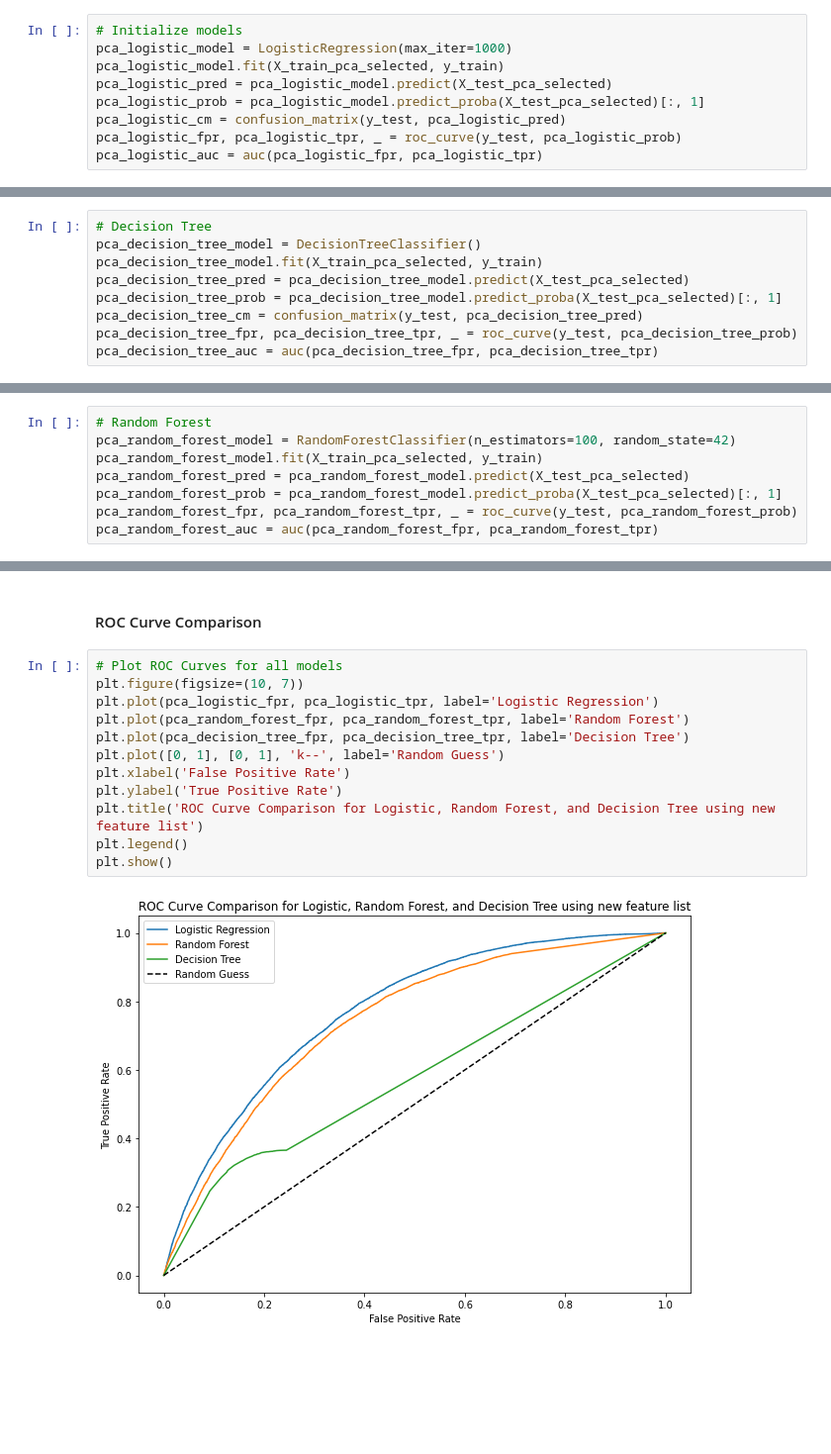
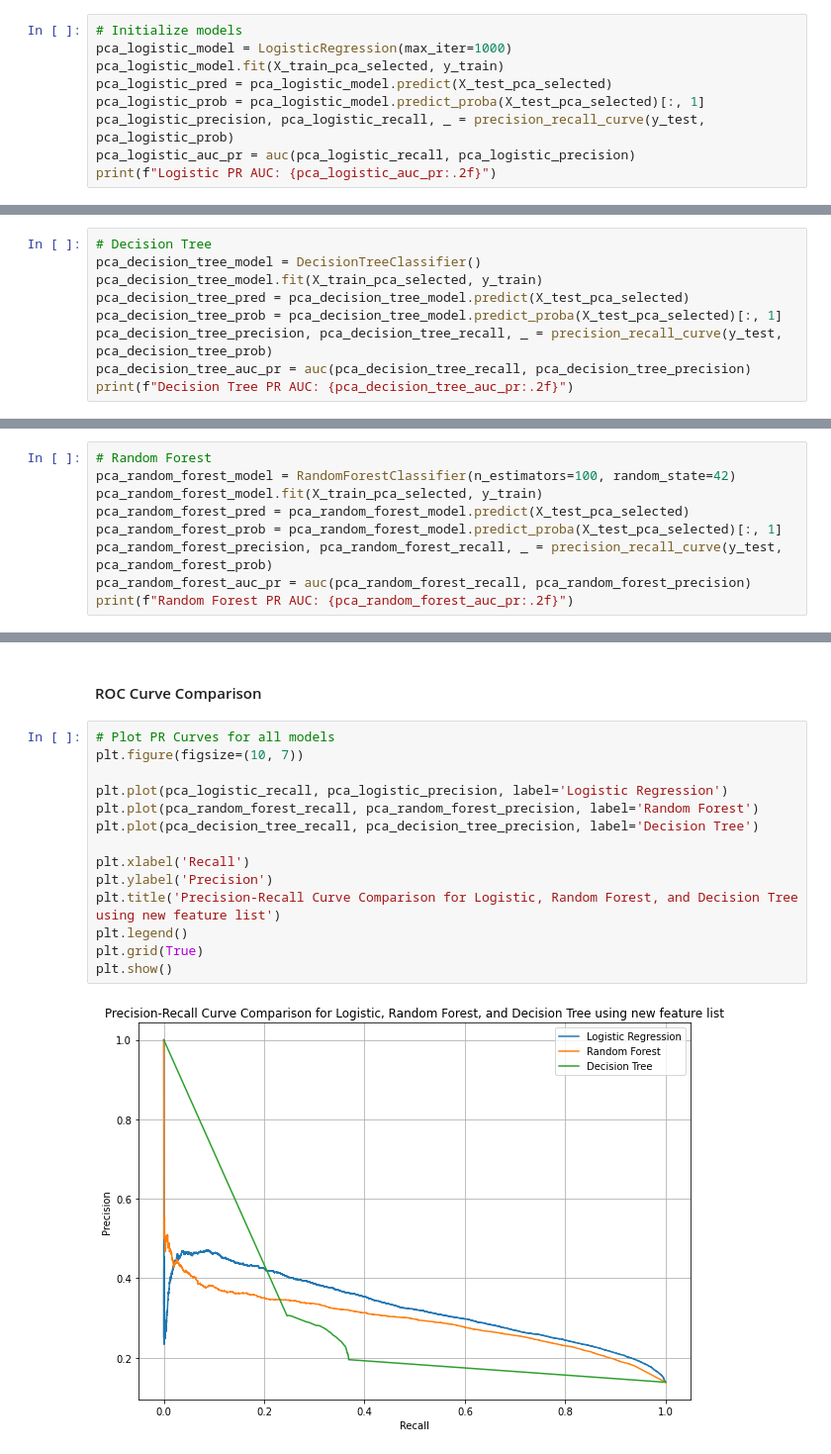
Before and after one commit to Kenzirey/ML-Assignment2, a Jupyter notebook: classification_train_evaluate.ipynb, the cells around one changed output, grey strips where cells are left out. Shown at 99% size. Saved outputs shown, nothing was run; the diff lists cells and outputs as text; blank space fills up the shorter version.

Commit message:
update model

```diff
--- a/classification_train_evaluate.ipynb
+++ b/classification_train_evaluate.ipynb
@@ -264,6 +284,6 @@ pca_logistic_model = LogisticRegression(max_iter=1000)
 pca_logistic_model.fit(X_train_pca_selected, y_train)
 pca_logistic_pred = pca_logistic_model.predict(X_test_pca_selected)
 pca_logistic_prob = pca_logistic_model.predict_proba(X_test_pca_selected)[:, 1]
-pca_logistic_cm = confusion_matrix(y_test, pca_logistic_pred)
-pca_logistic_fpr, pca_logistic_tpr, _ = roc_curve(y_test, pca_logistic_prob)
-pca_logistic_auc = auc(pca_logistic_fpr, pca_logistic_tpr)
+pca_logistic_precision, pca_logistic_recall, _ = precision_recall_curve(y_test, pca_logistic_prob)
+pca_logistic_auc_pr = auc(pca_logistic_recall, pca_logistic_precision)
+print(f"Logistic PR AUC: {pca_logistic_auc_pr:.2f}")
@@ -301,6 +318,6 @@ pca_decision_tree_model = DecisionTreeClassifier()
 pca_decision_tree_model.fit(X_train_pca_selected, y_train)
 pca_decision_tree_pred = pca_decision_tree_model.predict(X_test_pca_selected)
 pca_decision_tree_prob = pca_decision_tree_model.predict_proba(X_test_pca_selected)[:, 1]
-pca_decision_tree_cm = confusion_matrix(y_test, pca_decision_tree_pred)
-pca_decision_tree_fpr, pca_decision_tree_tpr, _ = roc_curve(y_test, pca_decision_tree_prob)
-pca_decision_tree_auc = auc(pca_decision_tree_fpr, pca_decision_tree_tpr)
+pca_decision_tree_precision, pca_decision_tree_recall, _ = precision_recall_curve(y_test, pca_decision_tree_prob)
+pca_decision_tree_auc_pr = auc(pca_decision_tree_recall, pca_decision_tree_precision)
+print(f"Decision Tree PR AUC: {pca_decision_tree_auc_pr:.2f}")
@@ -338,5 +352,6 @@ pca_random_forest_model = RandomForestClassifier(n_estimators=100, random_state=
 pca_random_forest_model.fit(X_train_pca_selected, y_train)
 pca_random_forest_pred = pca_random_forest_model.predict(X_test_pca_selected)
 pca_random_forest_prob = pca_random_forest_model.predict_proba(X_test_pca_selected)[:, 1]
-pca_random_forest_fpr, pca_random_forest_tpr, _ = roc_curve(y_test, pca_random_forest_prob)
-pca_random_forest_auc = auc(pca_random_forest_fpr, pca_random_forest_tpr)
+pca_random_forest_precision, pca_random_forest_recall, _ = precision_recall_curve(y_test, pca_random_forest_prob)
+pca_random_forest_auc_pr = auc(pca_random_forest_recall, pca_random_forest_precision)
+print(f"Random Forest PR AUC: {pca_random_forest_auc_pr:.2f}")
@@ -369,16 +381,18 @@ weighted avg       0.81      0.84      0.82     76104
 # %% [markdown]
 #### ROC Curve Comparison
 # %%
-# Plot ROC Curves for all models
+# Plot PR Curves for all models
 plt.figure(figsize=(10, 7))
-plt.plot(pca_logistic_fpr, pca_logistic_tpr, label='Logistic Regression')
-plt.plot(pca_random_forest_fpr, pca_random_forest_tpr, label='Random Forest')
-plt.plot(pca_decision_tree_fpr, pca_decision_tree_tpr, label='Decision Tree')
-plt.plot([0, 1], [0, 1], 'k--', label='Random Guess')
-plt.xlabel('False Positive Rate')
-plt.ylabel('True Positive Rate')
-plt.title('ROC Curve Comparison for Logistic, Random Forest, and Decision Tree using new feature list')
+
+plt.plot(pca_logistic_recall, pca_logistic_precision, label='Logistic Regression')
+plt.plot(pca_random_forest_recall, pca_random_forest_precision, label='Random Forest')
+plt.plot(pca_decision_tree_recall, pca_decision_tree_precision, label='Decision Tree')
+
+plt.xlabel('Recall')
+plt.ylabel('Precision')
+plt.title('Precision-Recall Curve Comparison for Logistic, Random Forest, and Decision Tree using new feature list')
 plt.legend()
+plt.grid(True)
 plt.show()
 # %% [output]
-[figure, old version]
+[figure, new version]
```
Also changed, not shown: parts of 23 cells of this notebook, 2 other files.
